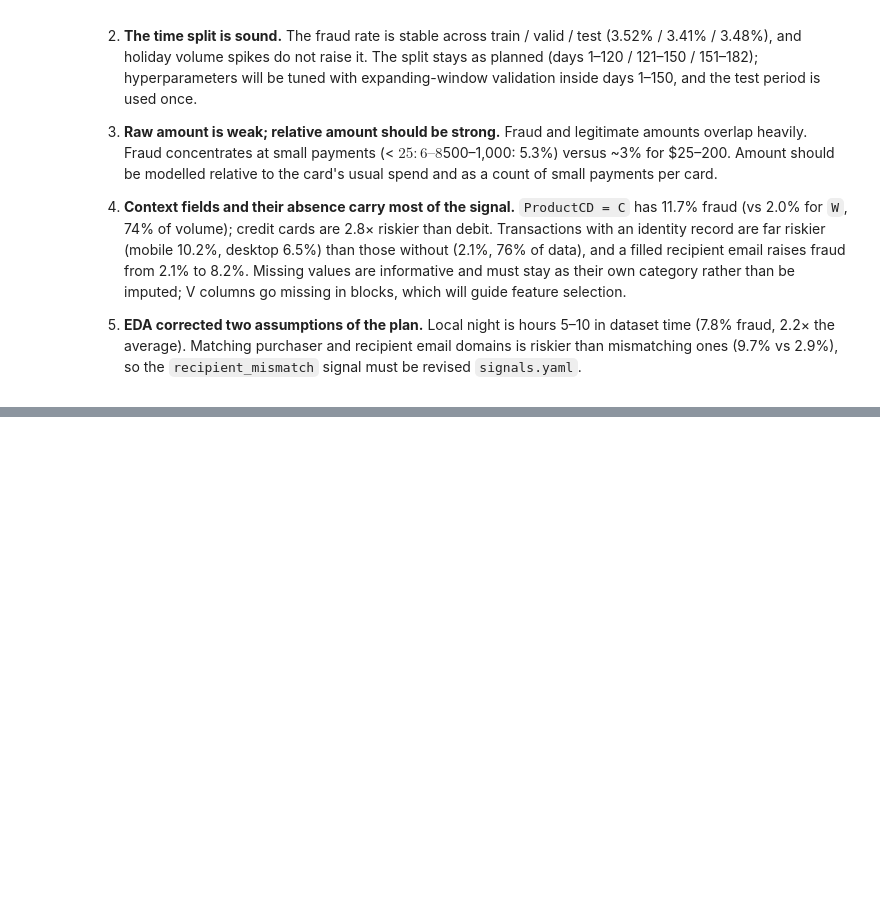
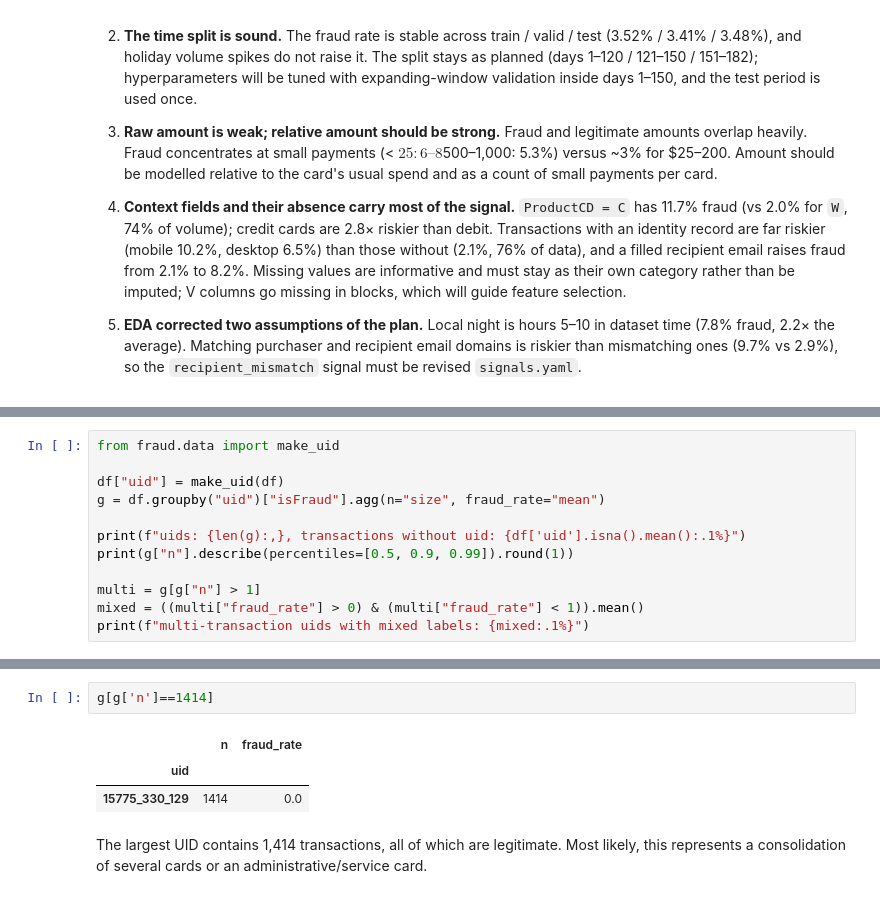
Before and after one commit to Guiuii/realtime-fraud-decisioning, a Jupyter notebook: notebooks/01_eda.ipynb, the cells around one changed output, grey strips where cells are left out. Drawn from its saved outputs; the diff is of its cells as text; blank space fills up the shorter version.

Commit message:
feat: card uid heuristic with unit tests

```diff
--- a/notebooks/01_eda.ipynb
+++ b/notebooks/01_eda.ipynb
@@ -561,0 +568,12 @@ True   102504    0.096504
+# %%
+from fraud.data import make_uid
+
+df["uid"] = make_uid(df)
+g = df.groupby("uid")["isFraud"].agg(n="size", fraud_rate="mean")
+
+print(f"uids: {len(g):,}, transactions without uid: {df['uid'].isna().mean():.1%}")
+print(g["n"].describe(percentiles=[0.5, 0.9, 0.99]).round(1))
+
+multi = g[g["n"] > 1]
+mixed = ((multi["fraud_rate"] > 0) & (multi["fraud_rate"] < 1)).mean()
+print(f"multi-transaction uids with mixed labels: {mixed:.1%}")
@@ -561,0 +592,8 @@ True   102504    0.096504
+# %%
+g[g['n']==1414]
+# %% [output]
+|  | n | fraud_rate |
+| uid |  |  |
+| 15775_330_129 | 1414 | 0.0 |
+# %% [markdown]
+The largest UID contains 1,414 transactions, all of which are legitimate. Most likely, this represents a consolidation of several cards or an administrative/service card.
```
Also changed, not shown: parts of 3 cells of this notebook, 3 other files.
